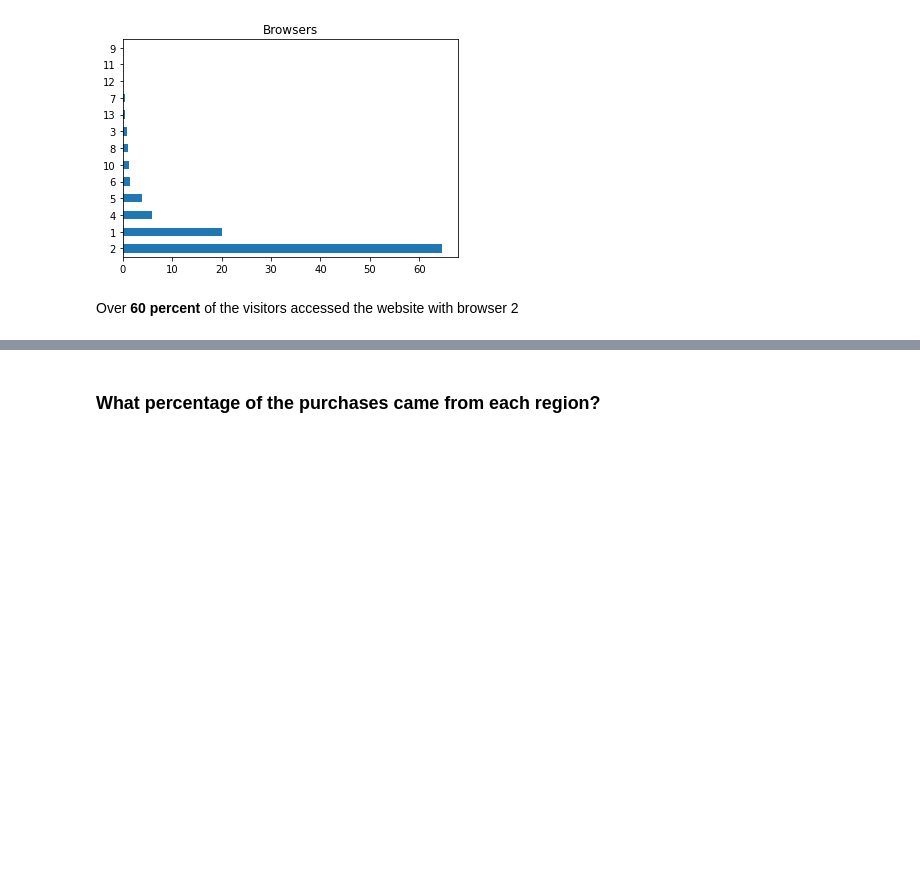
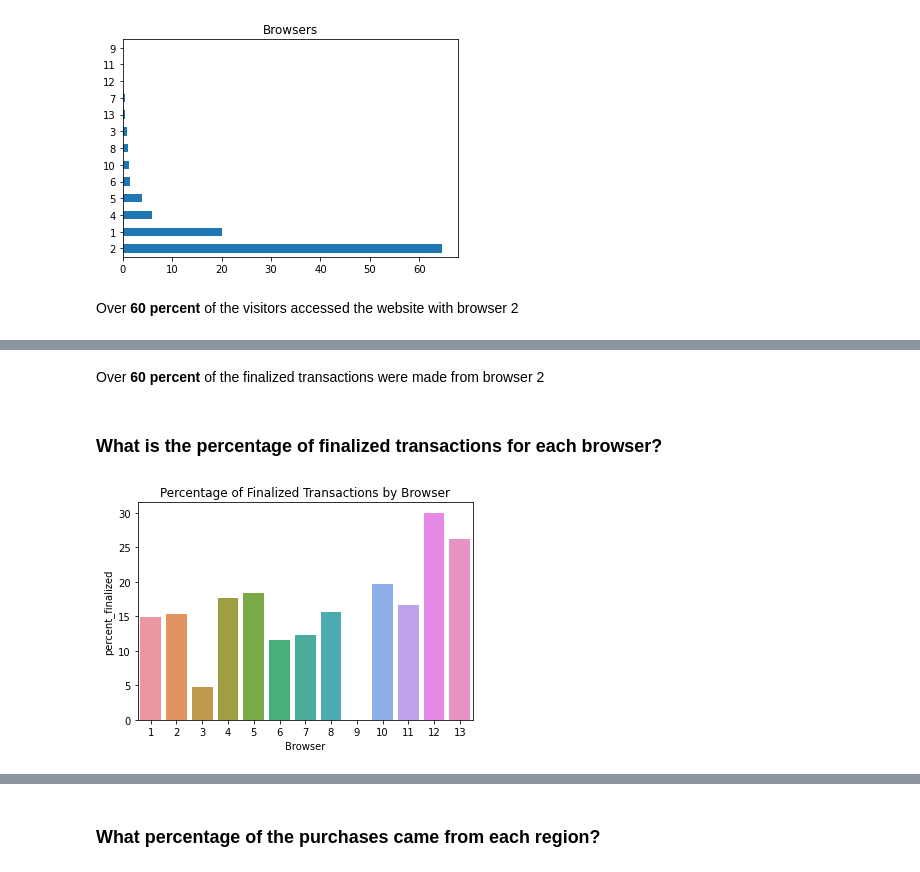
Before and after one commit to hassan-ademola/shopping_intention, a Jupyter notebook: notebook.ipynb, the cells around one changed output, grey strips where cells are left out. Drawn from its saved outputs; the diff is of its cells as text; code cells hidden in the pictures; blank space fills up the shorter version.

```diff
--- a/notebook.ipynb
+++ b/notebook.ipynb
@@ -259,0 +267,11 @@ Over **60 percent** of  the visitors accessed the website with browser 2
+# %% [markdown]
+Over **60 percent** of the finalized transactions were made from browser 2
+# %% [markdown]
+### What is the percentage of finalized transactions for each browser?
+# %%
+browser=pd.crosstab(index=shopping.Browser,columns=shopping.Revenue).reset_index()
+browser['percent_finalized']=browser.apply(lambda x: x[1]*100/(x[1]+x[0]),axis=1)
+sns.barplot(x='Browser',y='percent_finalized',data=browser)
+plt.title('Percentage of Finalized Transactions by Browser');
+# %% [output]
+[figure, added]
```
Also changed, not shown: parts of 32 cells of this notebook.
